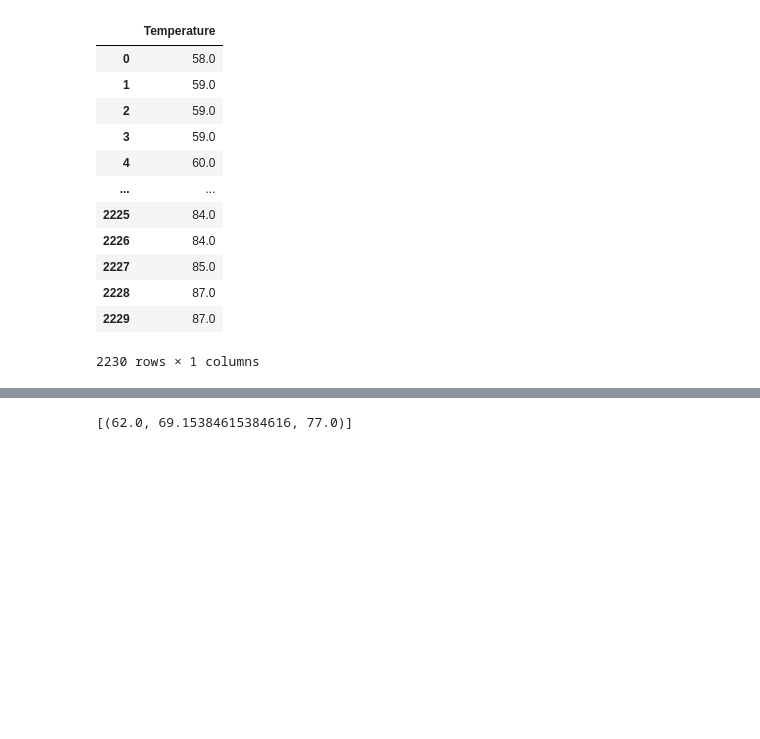
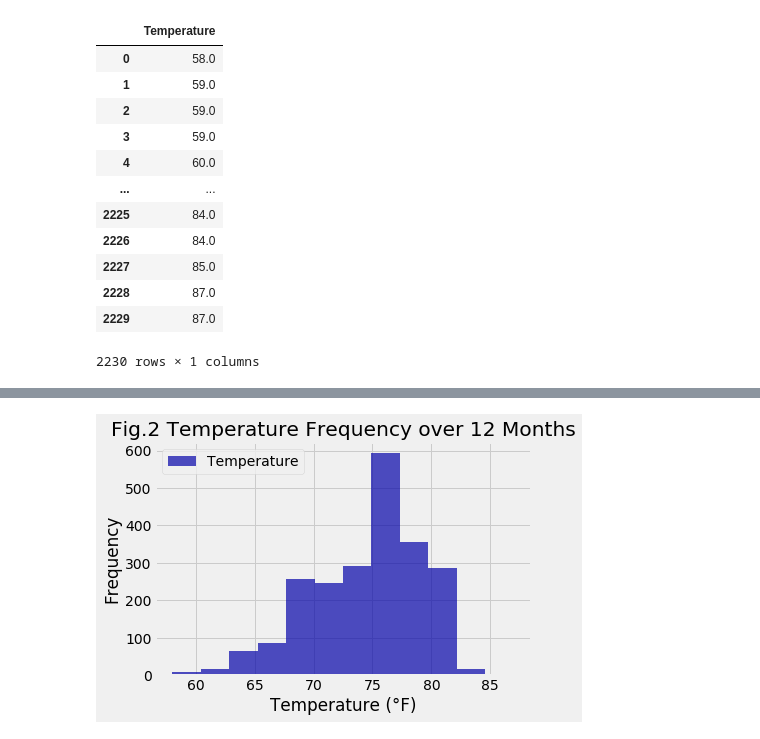
Before and after one commit to liliana-ilut/sqlalchemy-challenge, a Jupyter notebook: Working Folder/climate_starter.ipynb, the cells around one changed output, grey strips where cells are left out. Cells and saved outputs as stored; diff of their text form; code cells hidden in the pictures; blank space fills up the shorter version.

Commit message:
added the histogram

```diff
--- a/Working Folder/climate_starter.ipynb
+++ b/Working Folder/climate_starter.ipynb
@@ -327,21 +290,0 @@ print(calc_temps('2012-02-28', '2012-03-05'))
-# %%
-# Create a query that will calculate the daily normals
-# (i.e. the averages for tmin, tmax, and tavg for all historic data matching a specific month and day)
-
-def daily_normals(date):
-    """Daily Normals.
-
-    Args:
-        date (str): A date string in the format '%m-%d'
-
-    Returns:
-        A list of tuples containing the daily normals, tmin, tavg, and tmax
-
-    """
-
-    sel = [func.min(Measurement.tobs), func.avg(Measurement.tobs), func.max(Measurement.tobs)]
-    return session.query(*sel).filter(func.strftime("%m-%d", Measurement.date) == date).all()
-
-daily_normals("01-01")
-# %% [output]
-[(62.0, 69.15384615384616, 77.0)]
@@ -362,0 +291,9 @@ daily_normals("01-01")
+# %%
+#create the histogram
+temp_df.plot.hist(bins=12, color="#0504aa",alpha=0.7, title="Fig.2 Temperature Frequency over 12 Months")
+plt.xlabel("Temperature (°F)")
+plt.ylabel("Frequency")
+plt.savefig("..//Figures/Fig2.png", bbox_inches='tight')
+plt.show()
+# %% [output]
+[figure, added]
```
Also changed, not shown: parts of 9 cells of this notebook, 1 other file.
